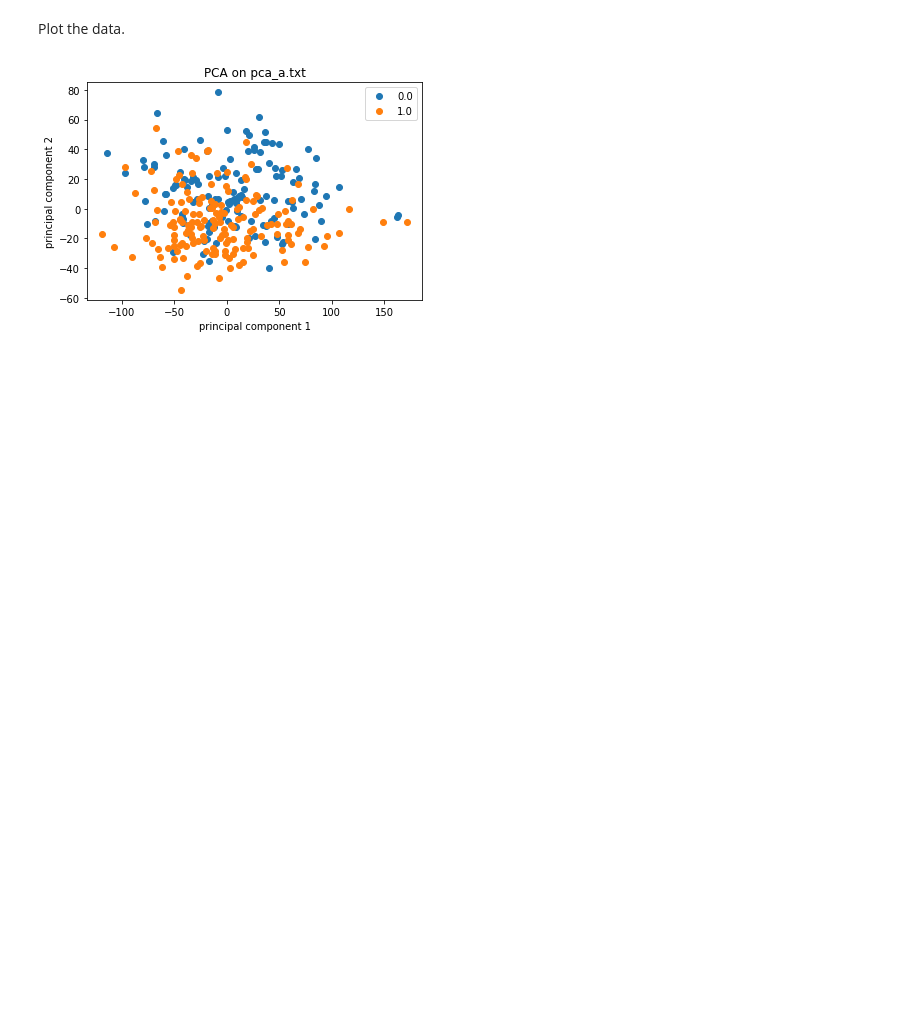
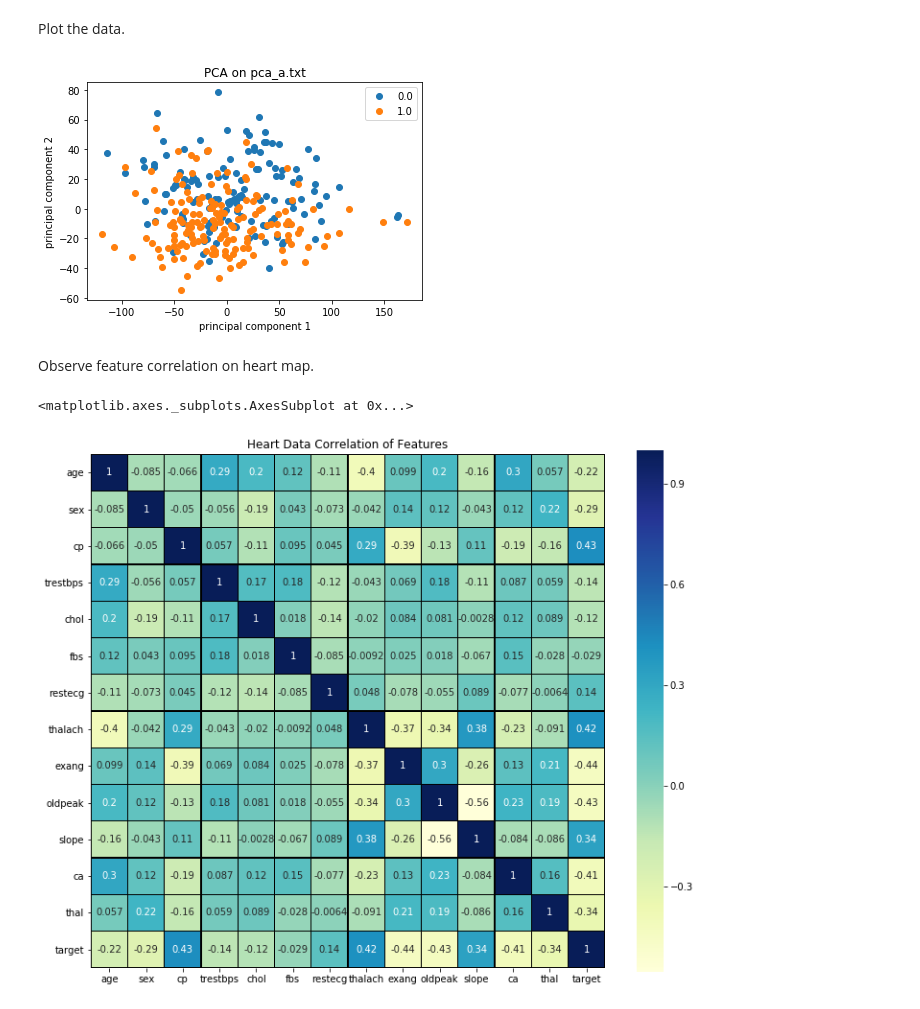
Before and after one commit to emilyallison18/heart_project, a Jupyter notebook: Heart_Data_Analysis_Notebook.ipynb, the cells around one changed output. Drawn from its saved outputs; the diff is of its cells as text; code cells hidden in the pictures; blank space fills up the shorter version.

```diff
--- a/Heart_Data_Analysis_Notebook.ipynb
+++ b/Heart_Data_Analysis_Notebook.ipynb
@@ -295,3 +354,13 @@ plt.ylabel("principal component 2")
 plt.show()
 # %% [output]
 [figure]
+# %% [markdown]
+Observe feature correlation on heart map.
+# %%
+f, ax = plt.subplots(figsize=(12, 10))
+plt.title('Heart Data Correlation of Features')
+# Draw the heatmap using seaborn
+sns.heatmap(heart_data.astype(float).corr(),linewidths=0.25,vmax=1.0, square=True, cmap="YlGnBu", linecolor='black', annot=True)
+# %% [output]
+<matplotlib.axes._subplots.AxesSubplot at 0x...>
+[figure, added]
```
Also changed, not shown: parts of 13 cells of this notebook.
